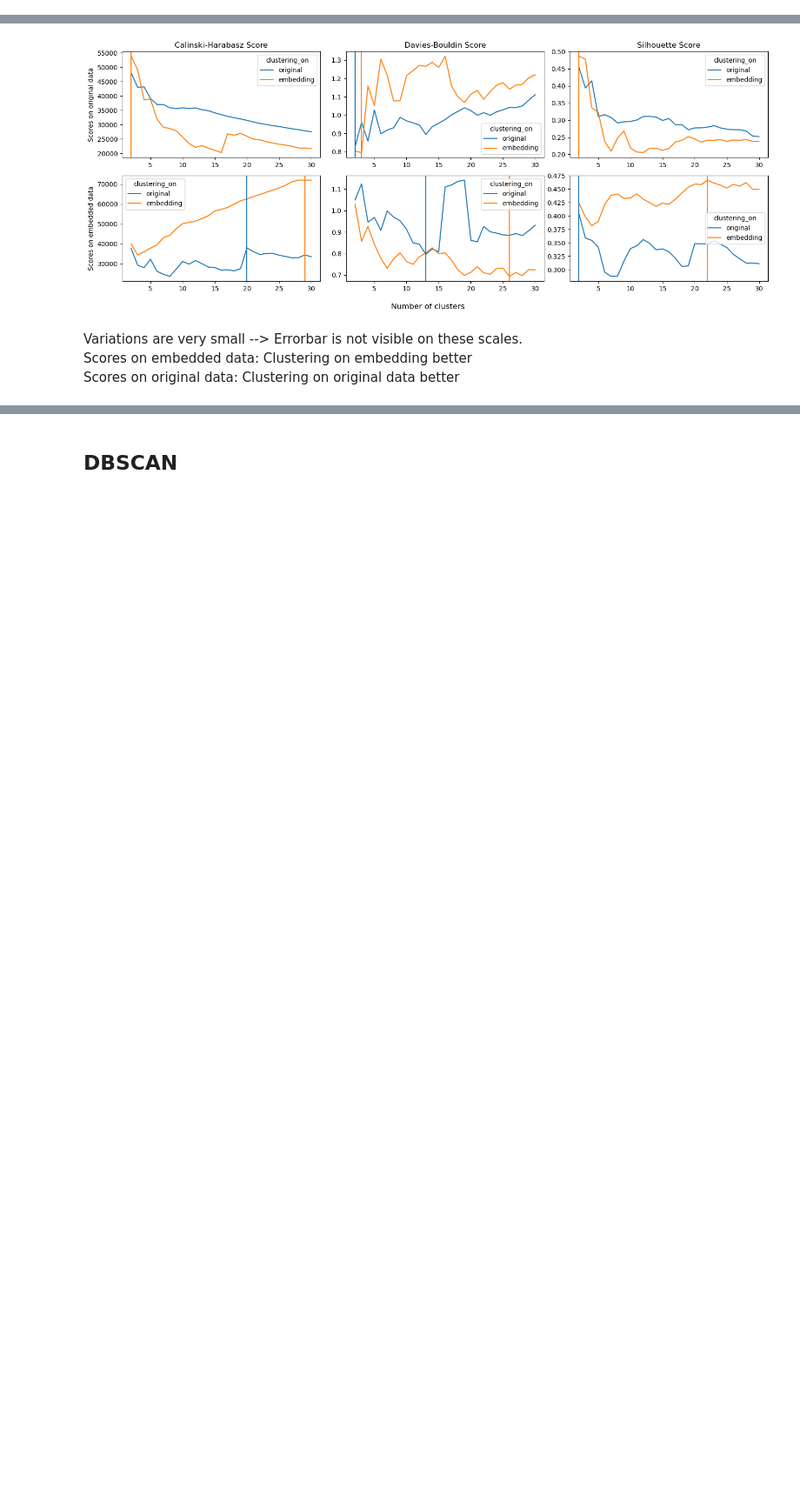
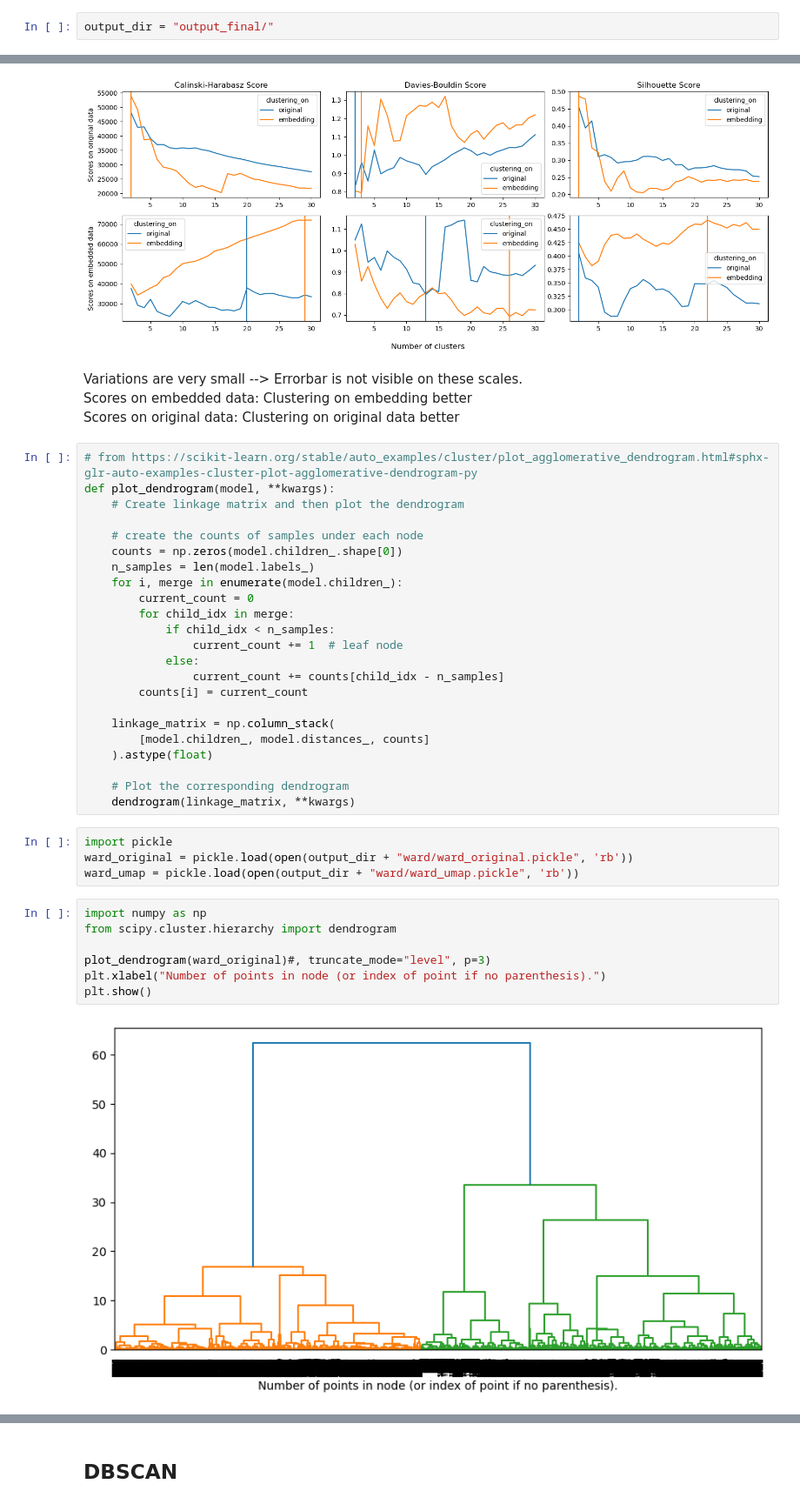
Before and after one commit to y-jenniges/ocean_cluster_validation, a Jupyter notebook: score_visualization.ipynb, the cells around one changed output, grey strips where cells are left out. Shown at 87% size. Cells and saved outputs as stored; diff of their text form; blank space fills up the shorter version.

```diff
--- a/score_visualization.ipynb
+++ b/score_visualization.ipynb
@@ -159,3 +174,5 @@ df_dbscan = pd.read_csv(f"output_old/dbscan_scores.csv")
+# %%
+output_dir = "output_final/"
 # %%
 # plot_all_scores(df[(df["clustering_on"] == "embedding") & (df["scores_on"] == "embedding")],
 #                 x="n_clusters", algorithm="kmeans", suffix=None)
@@ -196,3 +213,39 @@ plt.show()
 Variations are very small --> Errorbar is not visible on these scales. <br>
 Scores on embedded data: Clustering on embedding better <br>
 Scores on original data: Clustering on original data better
+# %%
+# from https://scikit-learn.org/stable/auto_examples/cluster/plot_agglomerative_dendrogram.html#sphx-glr-auto-examples-cluster-plot-agglomerative-dendrogram-py
+def plot_dendrogram(model, **kwargs):
+    # Create linkage matrix and then plot the dendrogram
+
+    # create the counts of samples under each node
+    counts = np.zeros(model.children_.shape[0])
+    n_samples = len(model.labels_)
+    for i, merge in enumerate(model.children_):
+        current_count = 0
+        for child_idx in merge:
+            if child_idx < n_samples:
+                current_count += 1  # leaf node
+            else:
+                current_count += counts[child_idx - n_samples]
+        counts[i] = current_count
+
+    linkage_matrix = np.column_stack(
+        [model.children_, model.distances_, counts]
+    ).astype(float)
+
+    # Plot the corresponding dendrogram
+    dendrogram(linkage_matrix, **kwargs)
+# %%
+import pickle
+ward_original = pickle.load(open(output_dir + "ward/ward_original.pickle", 'rb'))
+ward_umap = pickle.load(open(output_dir + "ward/ward_umap.pickle", 'rb'))
+# %%
+import numpy as np
+from scipy.cluster.hierarchy import dendrogram
+
+plot_dendrogram(ward_original)#, truncate_mode="level", p=3)
+plt.xlabel("Number of points in node (or index of point if no parenthesis).")
+plt.show()
+# %% [output]
+[figure, added]
```
Also changed, not shown: parts of 20 cells of this notebook, 2 other files.
